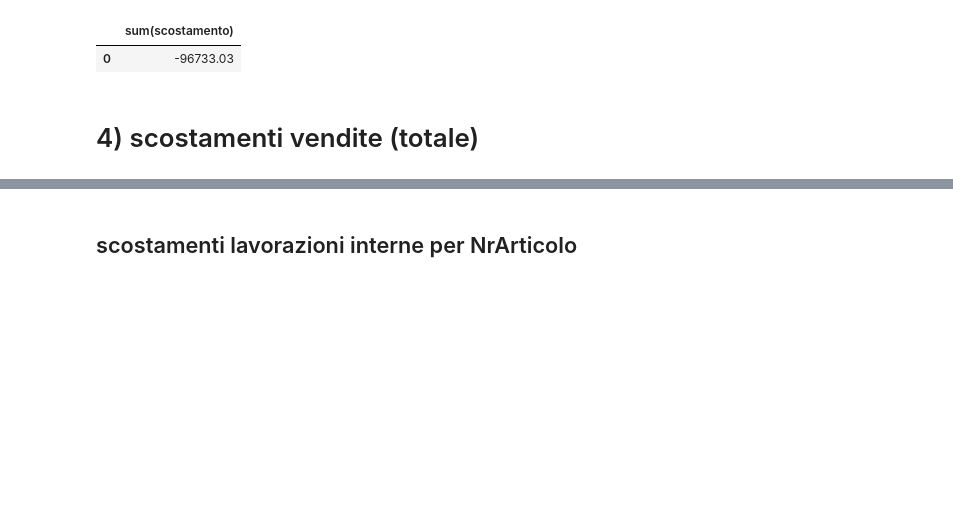
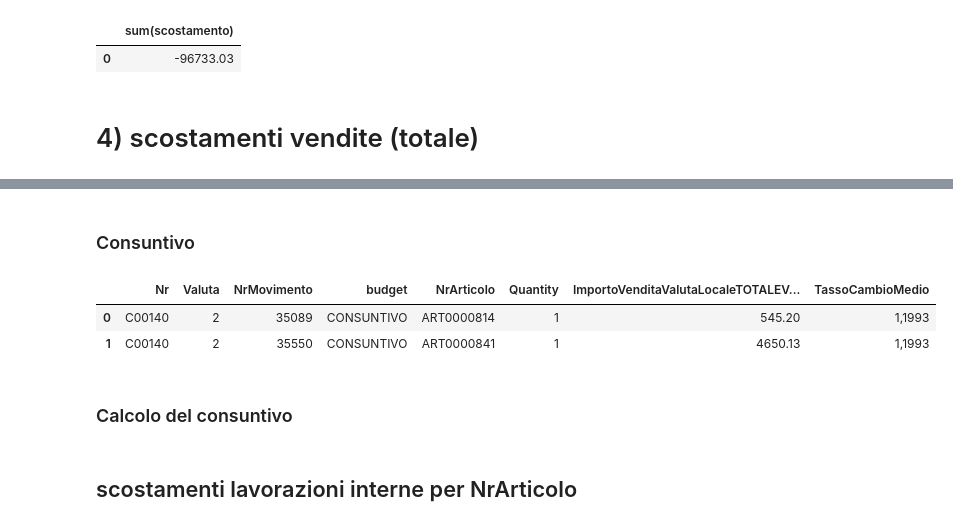
Before and after one commit to VinciGit00/SCGProject, a Jupyter notebook: Datasets/DataElaboration/Granularity.ipynb, the cells around one changed output, grey strips where cells are left out. Saved outputs shown, nothing was run; the diff lists cells and outputs as text; code cells hidden in the pictures; blank space fills up the shorter version.

```diff
--- a/Datasets/DataElaboration/Granularity.ipynb
+++ b/Datasets/DataElaboration/Granularity.ipynb
@@ -600,0 +616,12 @@ sumVenditeBudget-sumVenditeConsuntivo
+# %% [markdown]
+### Consuntivo
+# %%
+VenditeConsuntivo = sqldf("SELECT * FROM dfVendite WHERE budget = 'CONSUNTIVO'")
+
+VenditeConsuntivo.head()
+# %% [output]
+|  | Nr | Valuta | NrMovimento | budget | NrArticolo | Quantity | ImportoVenditaValutaLocaleTOTALEV... | TassoCambioMedio |
+| 0 | C00140 | 2 | 35089 | CONSUNTIVO | ART0000814 | 1 | 545.20 | 1,1993 |
+| 1 | C00140 | 2 | 35550 | CONSUNTIVO | ART0000841 | 1 | 4650.13 | 1,1993 |
+# %% [markdown]
+### Calcolo del consuntivo
```
Also changed, not shown: parts of 9 cells of this notebook, 4 other files.
